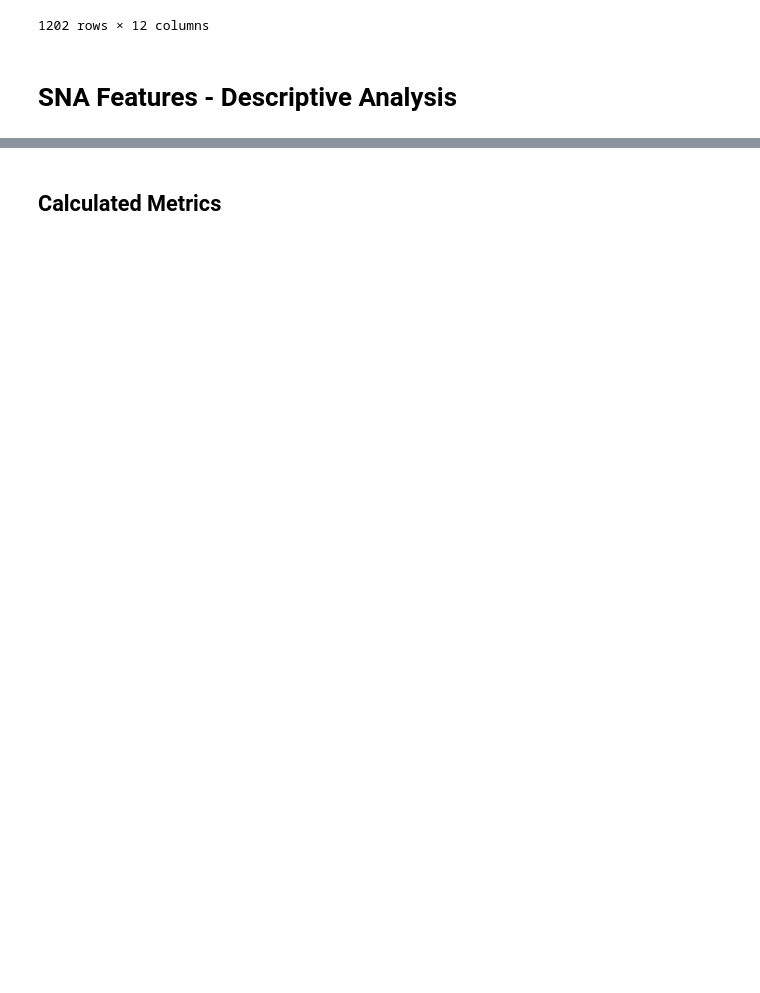
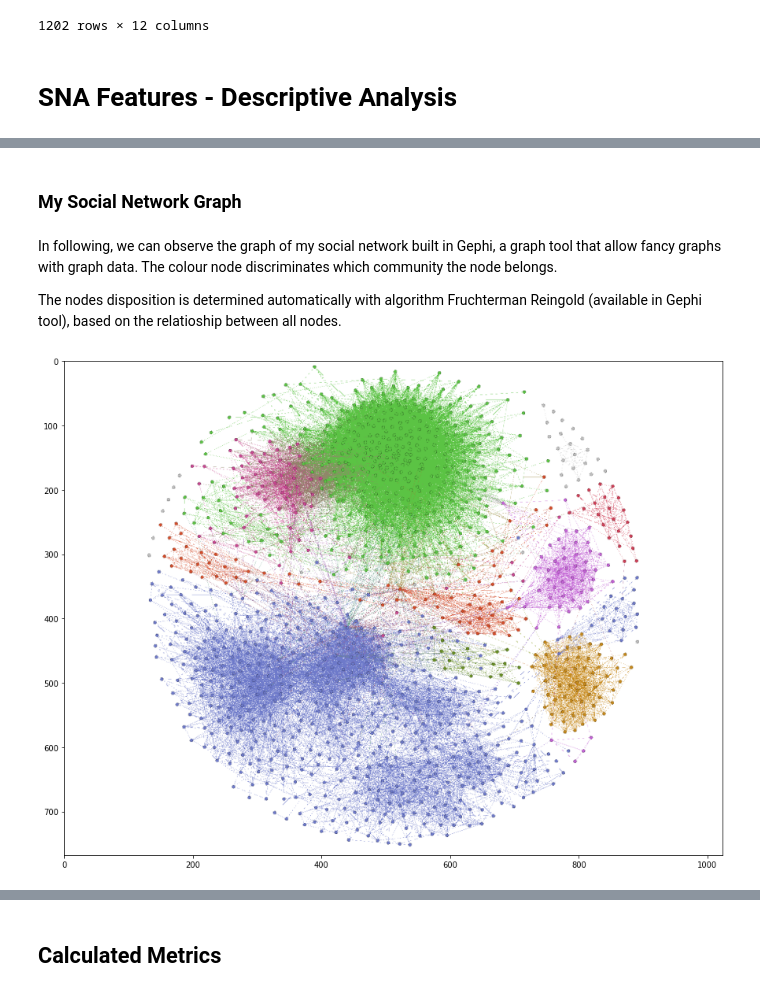
Before and after one commit to brunoleme/Social_Network_Analysis, a Jupyter notebook: Social_Network_Analysis.ipynb, the cells around one changed output, grey strips where cells are left out. Cells and saved outputs as stored; diff of their text form; code cells hidden in the pictures; blank space fills up the shorter version.

```diff
--- a/Social_Network_Analysis.ipynb
+++ b/Social_Network_Analysis.ipynb
@@ -142,0 +163,13 @@ df_friends_nodes
+# %% [markdown]
+### **My Social Network Graph**
+# %% [markdown]
+In following, we can observe the graph of my social network built in Gephi, a graph tool that allow fancy graphs with graph data. The colour node discriminates which community the node belongs.
+
+The nodes disposition is determined automatically with algorithm Fruchterman Reingold (available in Gephi tool), based on the relatioship between all nodes.
+# %%
+img = mpimg.imread('/content/drive/My Drive/Facebook_Data_Bruno_Leme/My_Network_Pure.png')
+fig = plt.figure(figsize=(15, 15))
+imgplot = plt.imshow(img)
+plt.show()
+# %% [output]
+[figure, added]
```
Also changed, not shown: parts of 95 cells of this notebook.
